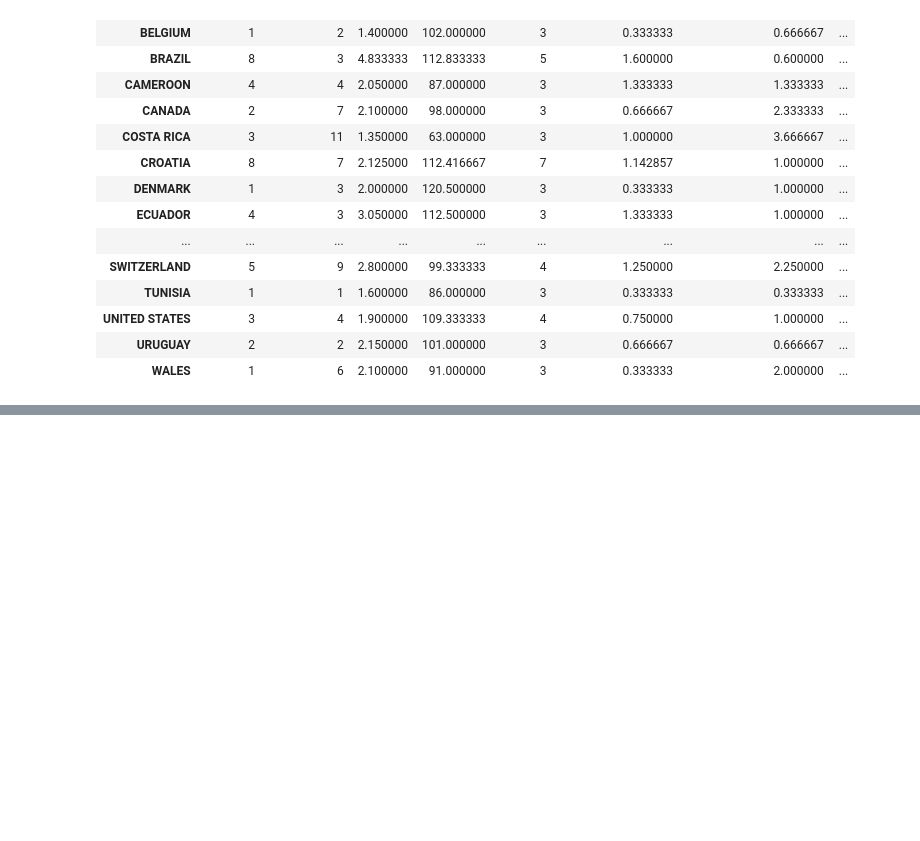
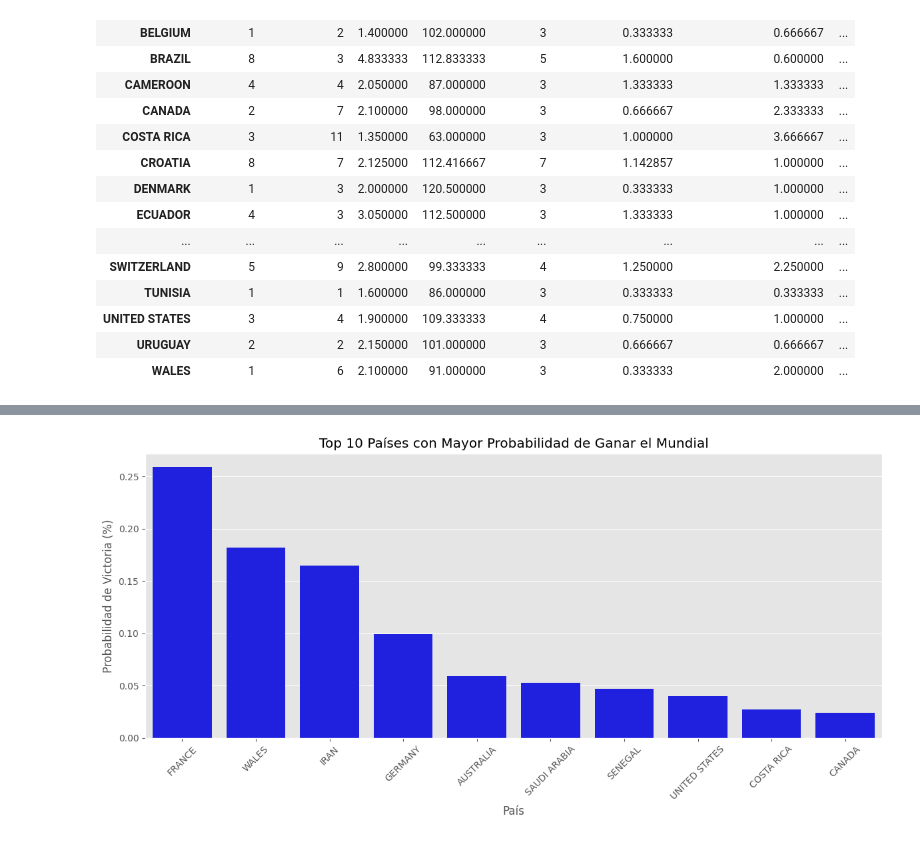
Before and after one commit to XaviAlvarado18/ModSim-Project, a Jupyter notebook: main2.ipynb, the cells around one changed output, grey strips where cells are left out. Saved outputs shown, nothing was run; the diff lists cells and outputs as text; code cells hidden in the pictures; blank space fills up the shorter version.

```diff
--- a/main2.ipynb
+++ b/main2.ipynb
@@ -317,0 +499,20 @@ Países que ganan más torneos:
+# %%
+# Importar bibliotecas necesarias para visualización
+import matplotlib.pyplot as plt
+import seaborn as sns
+
+# Configurar el estilo de las gráficas
+plt.style.use('ggplot')
+sns.set_palette("husl")
+
+# 1. Gráfico de Campeones del Mundial
+plt.figure(figsize=(12, 6))
+sns.barplot(data=victorias.head(10), x='ganador', y='porcentaje_victoria', color='blue')
+plt.title('Top 10 Países con Mayor Probabilidad de Ganar el Mundial')
+plt.xlabel('País')
+plt.ylabel('Probabilidad de Victoria (%)')
+plt.xticks(rotation=45)
+plt.tight_layout()
+plt.show()
+# %% [output]
+[figure, added]
```
Also changed, not shown: parts of 9 cells of this notebook, 1 other file.
